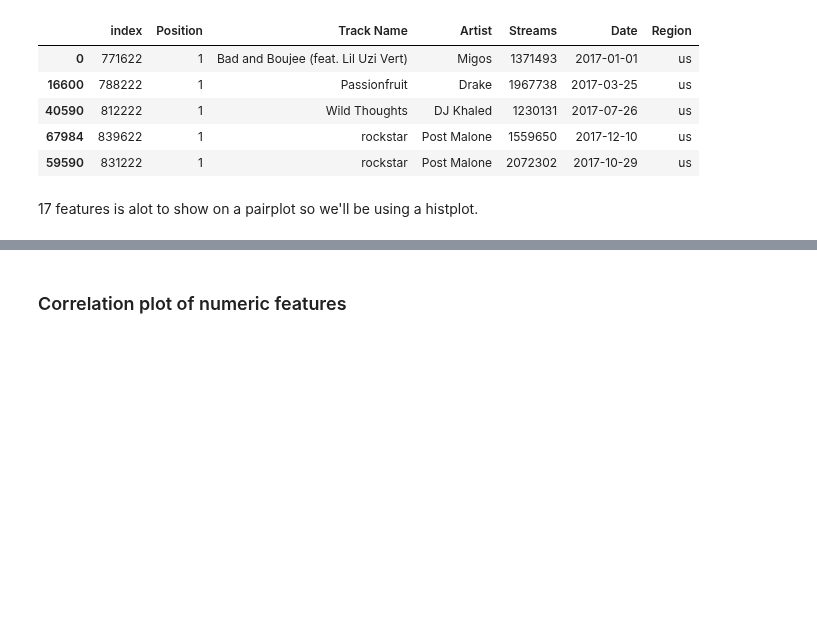
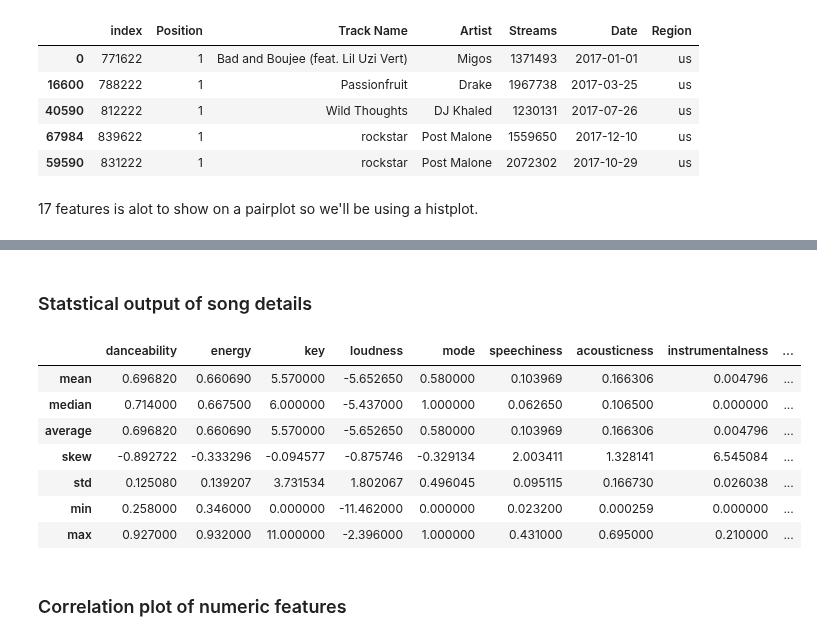
Before and after one commit to hypothetical-lemon/COMP4449-capstone, a Jupyter notebook: midterm/heather_lemon_midterm.ipynb, the cells around one changed output, grey strips where cells are left out. Cells and saved outputs as stored; diff of their text form; code cells hidden in the pictures; blank space fills up the shorter version.

```diff
--- a/midterm/heather_lemon_midterm.ipynb
+++ b/midterm/heather_lemon_midterm.ipynb
@@ -423,3 +423,16 @@ features_df.hist(bins=50, figsize=(20,15));
+# %% [markdown]
+### Statstical output of song details
+# %%
+features_df.select_dtypes(include=[int, float], exclude=['object']).apply(['mean', 'median', 'average', 'skew', 'std', 'min', 'max'])
+# %% [output]
+|  | danceability | energy | key | loudness | mode | speechiness | acousticness | instrumentalness | ... |
+| mean | 0.696820 | 0.660690 | 5.570000 | -5.652650 | 0.580000 | 0.103969 | 0.166306 | 0.004796 | ... |
+| median | 0.714000 | 0.667500 | 6.000000 | -5.437000 | 1.000000 | 0.062650 | 0.106500 | 0.000000 | ... |
+| average | 0.696820 | 0.660690 | 5.570000 | -5.652650 | 0.580000 | 0.103969 | 0.166306 | 0.004796 | ... |
+| skew | -0.892722 | -0.333296 | -0.094577 | -0.875746 | -0.329134 | 2.003411 | 1.328141 | 6.545084 | ... |
+| std | 0.125080 | 0.139207 | 3.731534 | 1.802067 | 0.496045 | 0.095115 | 0.166730 | 0.026038 | ... |
+| min | 0.258000 | 0.346000 | 0.000000 | -11.462000 | 0.000000 | 0.023200 | 0.000259 | 0.000000 | ... |
+| max | 0.927000 | 0.932000 | 11.000000 | -2.396000 | 1.000000 | 0.431000 | 0.695000 | 0.210000 | ... |
 # %% [markdown]
 ### Correlation plot of numeric features
 # %%
```
Also changed, not shown: parts of 11 cells of this notebook.
